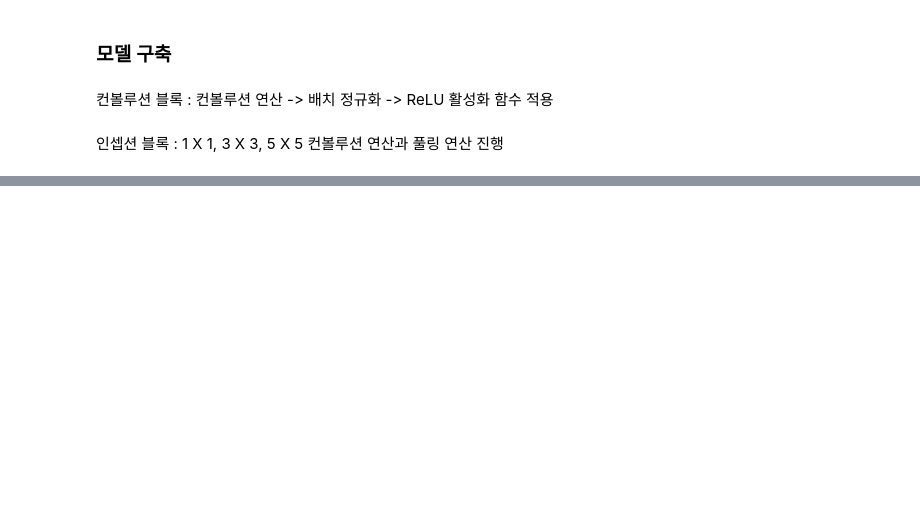
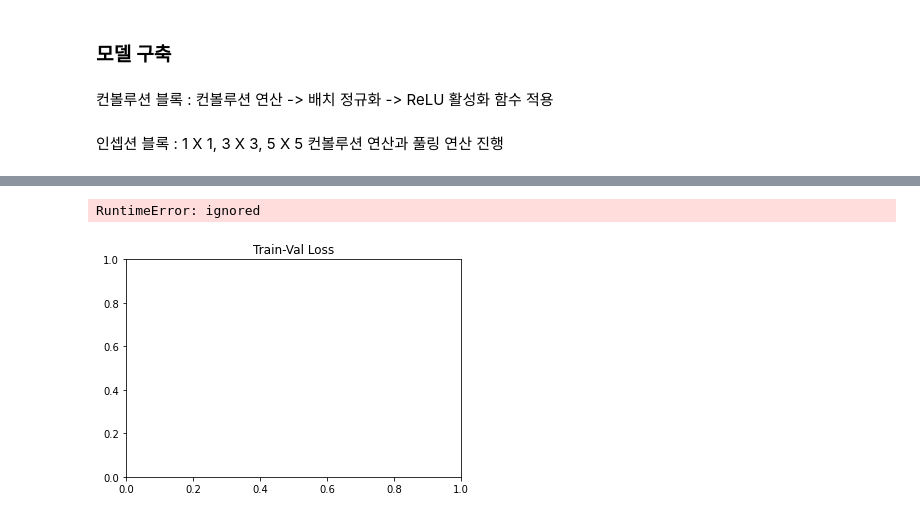
Before and after one commit to hekoh99/pytorch_exercise, a Jupyter notebook: implementation/inception.ipynb, the cells around one changed output, grey strips where cells are left out. Cells and saved outputs as stored; diff of their text form; code cells hidden in the pictures; blank space fills up the shorter version.

```diff
--- a/implementation/inception.ipynb
+++ b/implementation/inception.ipynb
@@ -280,0 +419,11 @@ cuda
+# %%
+plt.title("Train-Val Loss")
+plt.plot(range(1,num_epochs+1),loss_history["train"],label="train")
+plt.plot(range(1,num_epochs+1),loss_history["val"],label="val")
+plt.ylabel("Loss")
+plt.xlabel("Training Epochs")
+plt.legend()
+plt.show()
+# %% [output]
+RuntimeError: ignored
+[figure, added]
```
Also changed, not shown: parts of 8 cells of this notebook, 2 other files.
